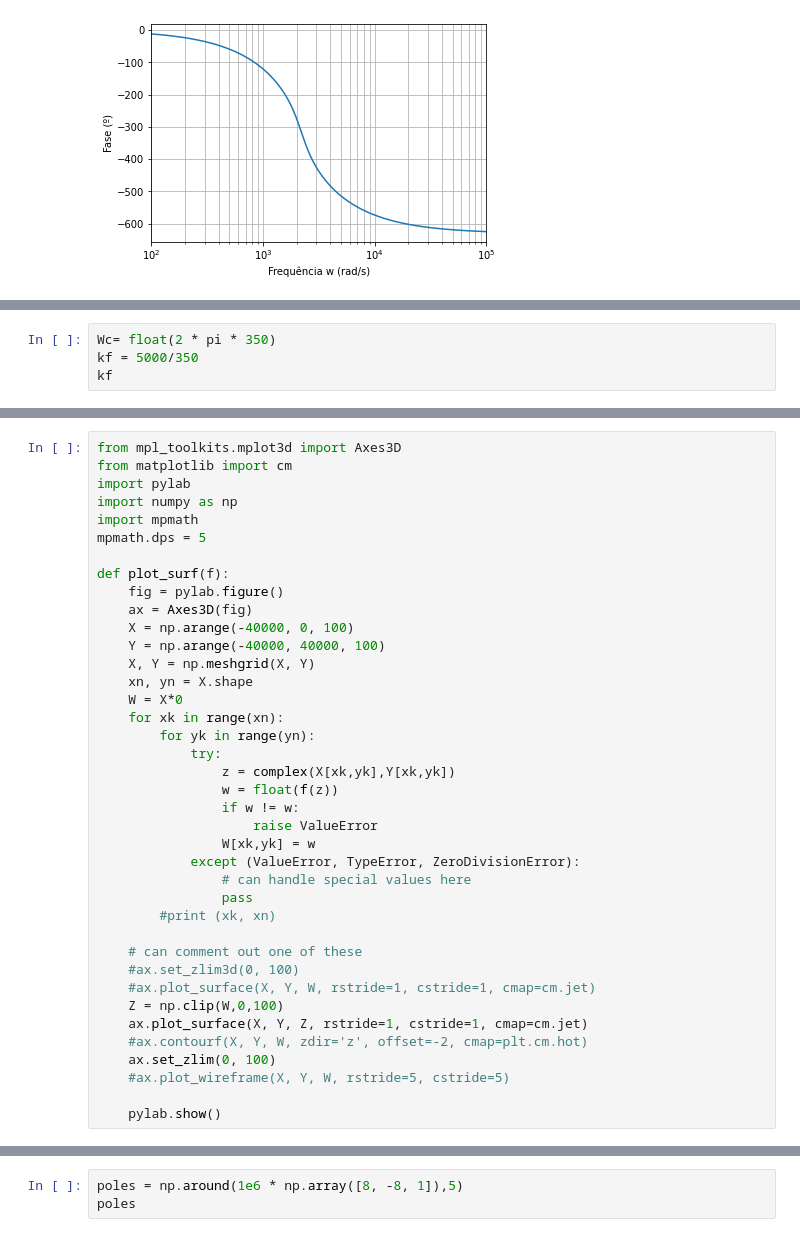
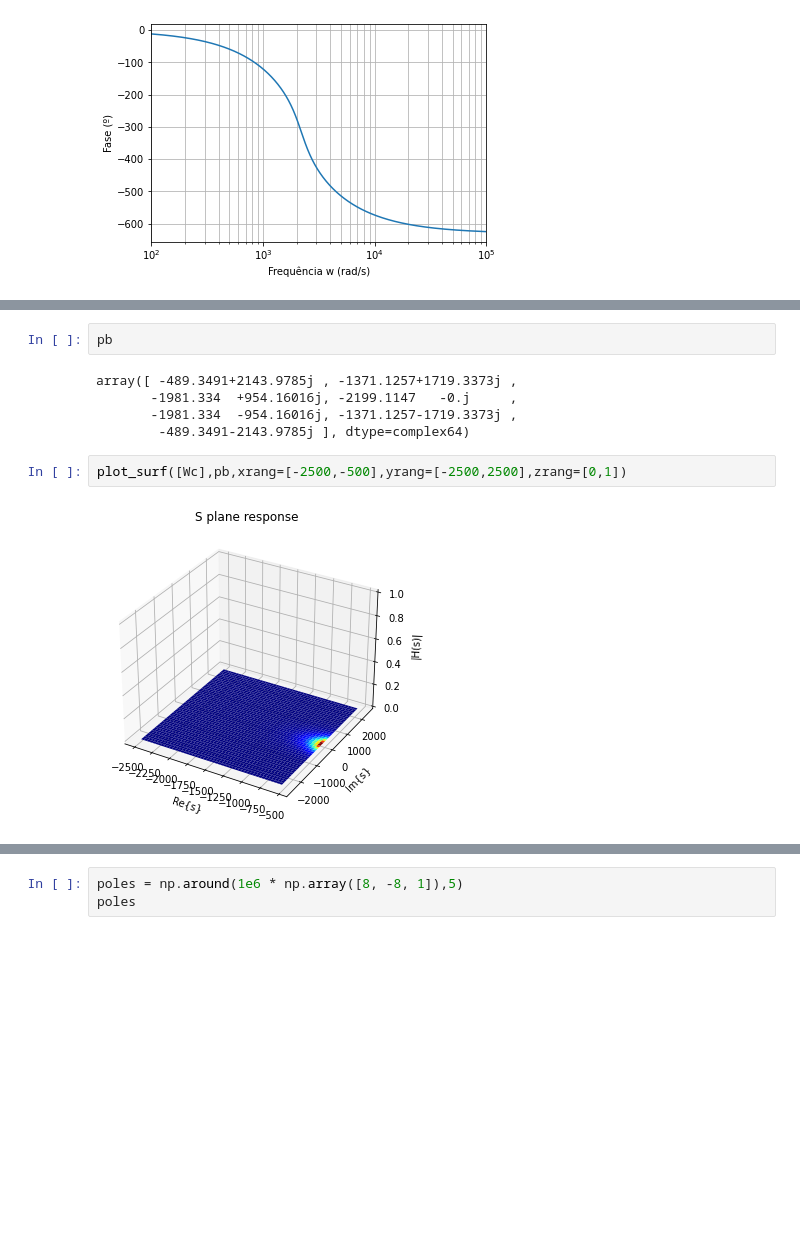
Before and after one commit to vic-torr/procsim, a Jupyter notebook: tp1/codigo/TP_1.ipynb, the cells around one changed output, grey strips where cells are left out. Drawn from its saved outputs; the diff is of its cells as text; blank space fills up the shorter version.

Commit message:
conserto plot 1

```diff
--- a/tp1/codigo/TP_1.ipynb
+++ b/tp1/codigo/TP_1.ipynb
@@ -188,4 +125,0 @@ $$ k_f = f_1/f_0 = 5000/350 $$
-# %%
-Wc= float(2 * pi * 350)
-kf = 5000/350
-kf
@@ -250,39 +125,0 @@ H(complex(0,0))
-# %%
-from mpl_toolkits.mplot3d import Axes3D
-from matplotlib import cm
-import pylab
-import numpy as np
-import mpmath
-mpmath.dps = 5
-
-def plot_surf(f):
-    fig = pylab.figure()
-    ax = Axes3D(fig)
-    X = np.arange(-40000, 0, 100)
-    Y = np.arange(-40000, 40000, 100)
-    X, Y = np.meshgrid(X, Y)
-    xn, yn = X.shape
-    W = X*0
-    for xk in range(xn):
-        for yk in range(yn):
-            try:
-                z = complex(X[xk,yk],Y[xk,yk])
-                w = float(f(z))
-                if w != w:
-                    raise ValueError
-                W[xk,yk] = w
-            except (ValueError, TypeError, ZeroDivisionError):
-                # can handle special values here
-                pass
-        #print (xk, xn)
-
-    # can comment out one of these
-    #ax.set_zlim3d(0, 100)
-    #ax.plot_surface(X, Y, W, rstride=1, cstride=1, cmap=cm.jet)
-    Z = np.clip(W,0,100)
-    ax.plot_surface(X, Y, Z, rstride=1, cstride=1, cmap=cm.jet)
-    #ax.contourf(X, Y, W, zdir='z', offset=-2, cmap=plt.cm.hot)
-    ax.set_zlim(0, 100)
-    #ax.plot_wireframe(X, Y, W, rstride=5, cstride=5)
-
-    pylab.show()
@@ -293,3 +126,14 @@ plot_surf(H)
+# %%
+pb
+# %% [output]
+array([ -489.3491+2143.9785j , -1371.1257+1719.3373j ,
+       -1981.334  +954.16016j, -2199.1147   -0.j     ,
+       -1981.334  -954.16016j, -1371.1257-1719.3373j ,
+        -489.3491-2143.9785j ], dtype=complex64)
+# %%
+plot_surf([Wc],pb,xrang=[-2500,-500],yrang=[-2500,2500],zrang=[0,1])
+# %% [output]
+[figure, added]
 # %% [markdown]
 ![q3](imgs/q3.png)
 ![q3](imgs/q3_b.png#center)
```
Also changed, not shown: parts of 20 cells of this notebook, 2 other files.
